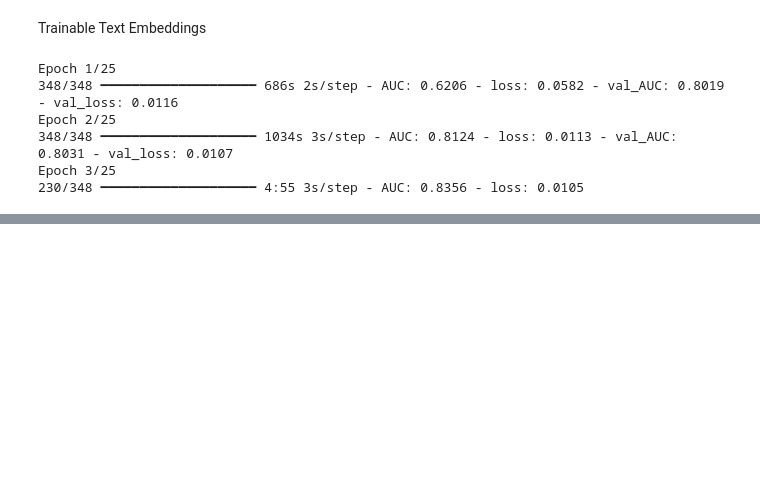
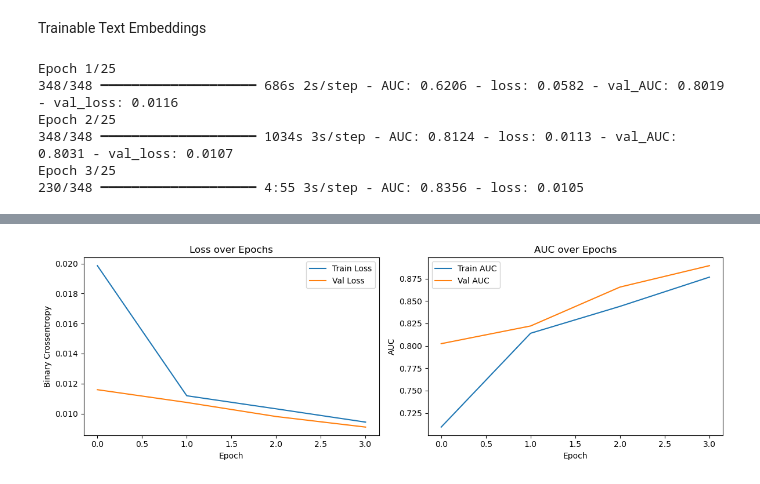
Before and after one commit to somtee99/personalized_learning_rl, a Jupyter notebook: agents/student_lstm_agent.ipynb, the cells around one changed output, grey strips where cells are left out. Saved outputs shown, nothing was run; the diff lists cells and outputs as text; code cells hidden in the pictures; blank space fills up the shorter version.

```diff
--- a/agents/student_lstm_agent.ipynb
+++ b/agents/student_lstm_agent.ipynb
@@ -565,0 +605,94 @@ Epoch 3/25
+# %%
+from itertools import product
+
+embedding_dims = [64]
+lstm_units_list = [64, 128]
+bilstm_options = [True]
+batch_sizes = [16]
+use_extra_input_options = [False] # Since we won't simulate student agent's time spent, hint used, attempt count to keeep it simple
+embedding_type_options = ['standard', 'pretrained']
+dropout_rate_options = [0.2, 0.3]
+trainable_options = [False, True]
+learning_rate_options = [0.0025]
+
+results = []
+tried_configs = set()
+
+for emb_type, emb_dim, lstm_units, use_bilstm, batch_size, use_extra_input, dropout_rate, trainable, learning_rate in product(
+    embedding_type_options, embedding_dims, lstm_units_list, bilstm_options, batch_sizes, use_extra_input_options, dropout_rate_options, trainable_options, learning_rate_options
+):
+    # Only use trainable option for pretrained embeddings, standard always trainable
+    if emb_type == 'pretrained':
+        emb_dim = pretrained_skill_embeddings.shape[1]
+        pretrained_emb = pretrained_skill_embeddings
+        trainable_flag = trainable
+    else:
+        pretrained_emb = None
+        trainable_flag = True  # Standard embedding should always be trainable
+
+    # Build a tuple of the config to avoid repeats
+    config_tuple = (
+        emb_type, emb_dim, lstm_units, use_bilstm, batch_size, use_extra_input, dropout_rate, trainable_flag, learning_rate
+    )
+    if config_tuple in tried_configs:
+        continue
+    tried_configs.add(config_tuple)
+
+    print(f"\nTraining with embedding_type={emb_type}, embedding_dim={emb_dim}, lstm_units={lstm_units}, use_bilstm={use_bilstm}, batch_size={batch_size}, use_extra_input={use_extra_input}, dropout_rate={dropout_rate}, trainable={trainable_flag}, learning_rate={learning_rate}")
+    model = build_dkt_model(
+        num_skills=num_skills,
+        num_extra_features=3,
+        num_question_types=num_question_types,
+        embedding_dim=emb_dim,
+        lstm_units=lstm_units,
+        use_bilstm=use_bilstm,
+        use_extra_input=use_extra_input,
+        pretrained_skill_embeddings=pretrained_emb,
+        dropout_rate=dropout_rate,
+        trainable=trainable_flag,
+        learning_rate=learning_rate
+    )
+    early_stop = EarlyStopping(monitor='val_loss', patience=2, restore_best_weights=True)
+
+    if use_extra_input:
+        fit_inputs = {'skill_input': X_train, 'extra_input': extras_train}
+        val_inputs = {'skill_input': X_val, 'extra_input': extras_val}
+    else:
+        fit_inputs = {'skill_input': X_train}
+        val_inputs = {'skill_input': X_val}
+
+    history = model.fit(
+        x=fit_inputs,
+        y=y_train,
+        batch_size=batch_size,
+        epochs=4,  # Used fewer epochs for quick test
+        validation_data=(val_inputs, y_val),
+        callbacks=[early_stop],
+        verbose=0
+    )
+    best_val_auc = max(history.history['val_AUC'])
+    print(f"Best val_AUC: {best_val_auc:.4f}")
+    results.append({
+        'embedding_type': emb_type,
+        'embedding_dim': emb_dim,
+        'lstm_units': lstm_units,
+        'use_bilstm': use_bilstm,
+        'batch_size': batch_size,
+        'use_extra_input': use_extra_input,
+        'dropout_rate': dropout_rate,
+        'trainable': trainable_flag,
+        'learning_rate': learning_rate,
+        'best_val_auc': best_val_auc,
+        'history': history  # Store history for plotting
+    })
+
+# Show sorted results
+results = sorted(results, key=lambda x: x['best_val_auc'], reverse=True)
+print("\nTop grid search results:")
+for r in results[:5]:  # Show top 5
+    print({k: v for k, v in r.items() if k != 'history'})
+
+# Example: plot the history of the best run
+best_history = results[0]['history']
+plot_history(best_history)
+# %% [output]
@@ -565,0 +716 @@ Epoch 3/25
+[figure, added]
```
Also changed, not shown: parts of 12 cells of this notebook, 3 other files.
